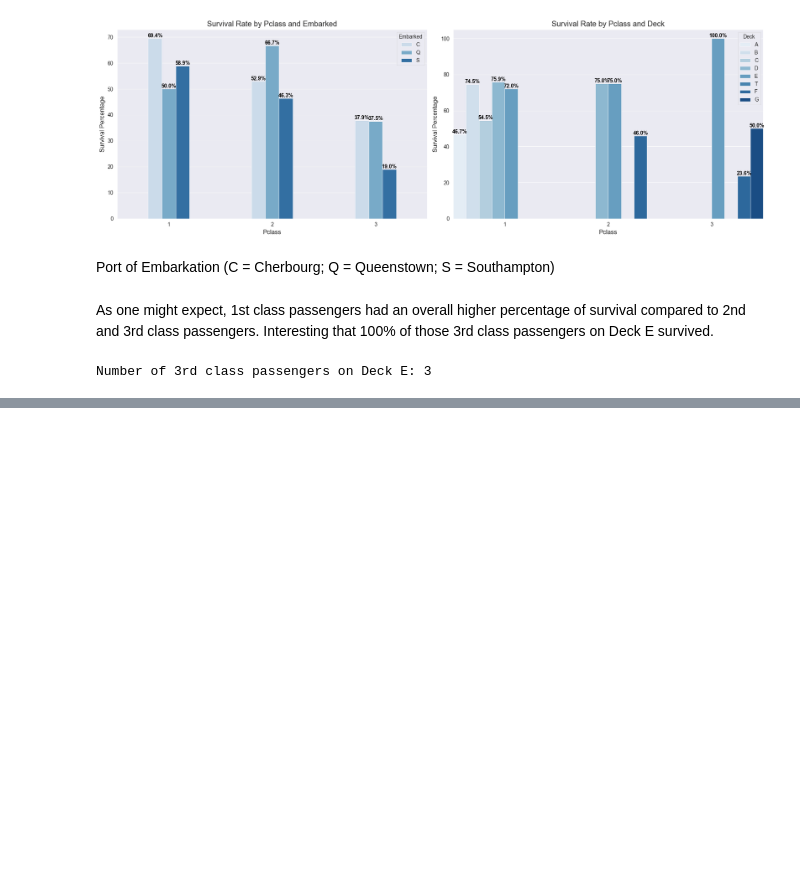
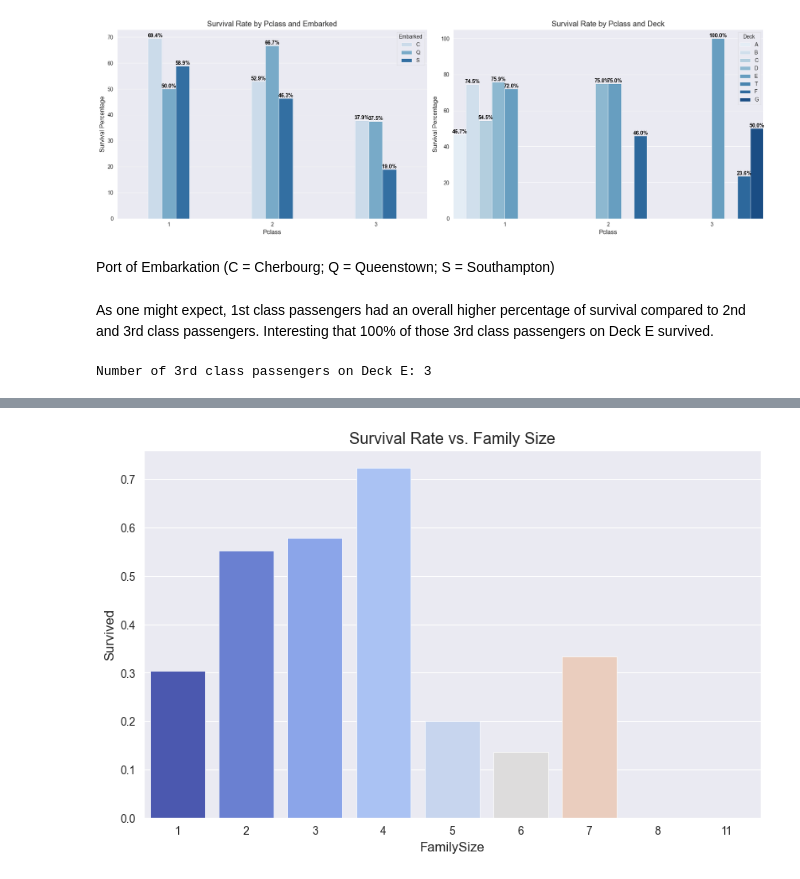
Before and after one commit to scottmr007/Titanic_EDA, a Jupyter notebook: Titanice_EDA.ipynb, the cells around one changed output, grey strips where cells are left out. Saved outputs shown, nothing was run; the diff lists cells and outputs as text; code cells hidden in the pictures; blank space fills up the shorter version.

```diff
--- a/Titanice_EDA.ipynb
+++ b/Titanice_EDA.ipynb
@@ -583,0 +598,9 @@ Number of 3rd class passengers on Deck E: 3
+# %%
+train_final['FamilySize'] = train_final['SibSp'] + train_final['Parch'] + 1
+
+plt.figure(figsize=(10, 6))
+sns.barplot(x='FamilySize', y='Survived', data=train_final, hue='FamilySize', legend=False, palette='coolwarm', errorbar=None)
+plt.title("Survival Rate vs. Family Size")
+plt.show()
+# %% [output]
+[figure, added]
```
Also changed, not shown: parts of 19 cells of this notebook.
